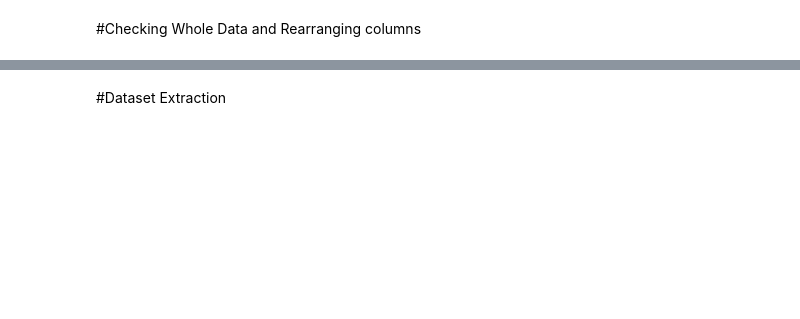
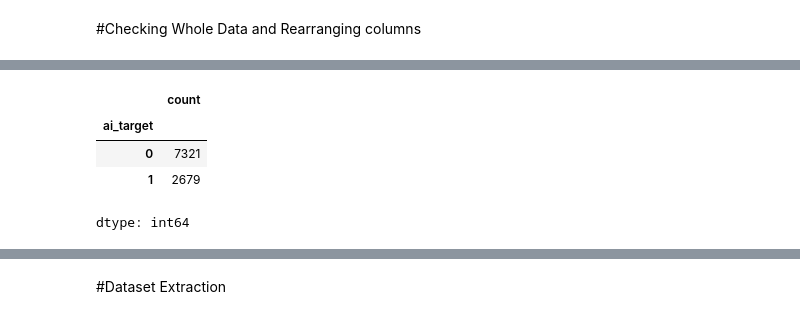
Before and after one commit to yernarbakatay/Human-vs-AI-generated-Text-Detection, a Jupyter notebook: notebooks/CSE881_Project_Preprocessing.ipynb, the cells around one changed output, grey strips where cells are left out. Saved outputs shown, nothing was run; the diff lists cells and outputs as text; code cells hidden in the pictures; blank space fills up the shorter version.

```diff
--- a/notebooks/CSE881_Project_Preprocessing.ipynb
+++ b/notebooks/CSE881_Project_Preprocessing.ipynb
@@ -389,3 +396,12 @@ display(new_df.head())
 | 2 | Roberta Karmel, First Woman Named... | 0 | Human_story | Supported by\nRoberta Karmel, Fir... | Supported by Roberta Karmel, Firs... | 30 | Supported by Roberta Karmel, Firs... | 50 | ... |
 | 3 | Summer Reading Contest, Week 2: W... | 0 | Human_story | Supported by\nContests\nSummer Re... | Supported by Contests Summer Read... | 30 | Supported by Contests Summer Read... | 50 | ... |
 | 4 | Photos posted this week on @nytim... | 0 | Human_story | The Week on Instagram\n@heislerph... | The Week on Instagram @heislerpho... | 30 | The Week on Instagram @heislerpho... | 50 | ... |
+# %%
+# checking the distribution of target column
+new_df['ai_target'].head(10000).value_counts()
+# %% [output]
+|  | count |
+| ai_target |  |
+| 0 | 7321 |
+| 1 | 2679 |
+dtype: int64
```
Also changed, not shown: parts of 9 cells of this notebook.
